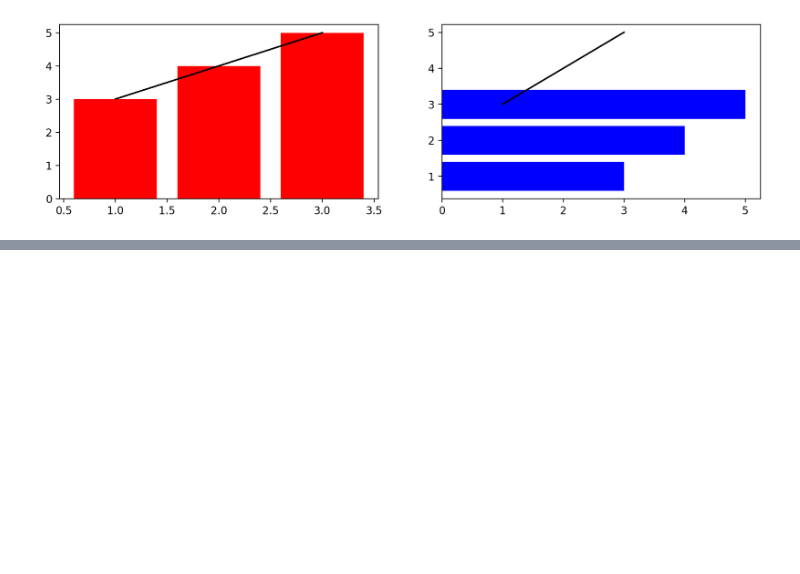
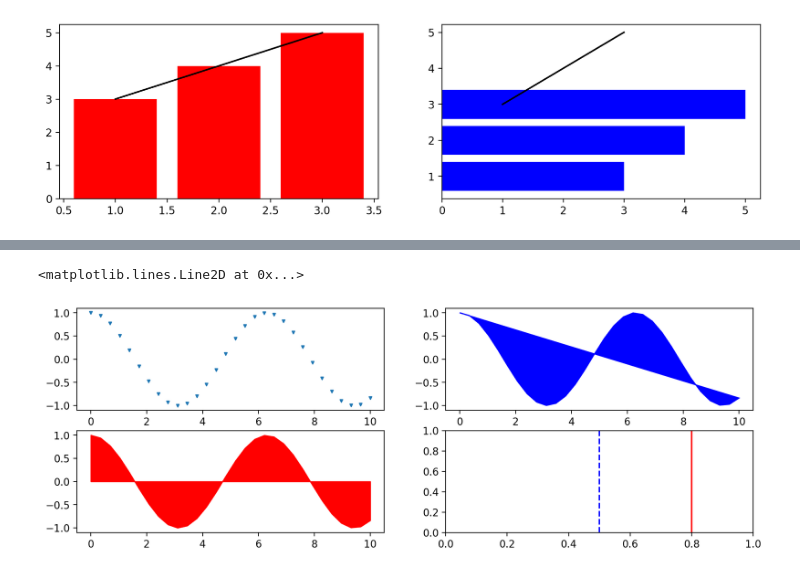
Before and after one commit to zardness/Sang, a Jupyter notebook: source/01_python/EX_0721.ipynb, the cells around one changed output, grey strips where cells are left out. Saved outputs shown, nothing was run; the diff lists cells and outputs as text; code cells hidden in the pictures; blank space fills up the shorter version.

```diff
--- a/source/01_python/EX_0721.ipynb
+++ b/source/01_python/EX_0721.ipynb
@@ -140,0 +146,12 @@ axes[1].plot(x,y,'k')
+# %%
+x=np.linspace(0,10,30)
+y=np.cos(x)
+fig,axes=plt.subplots(2,2,figsize=(12,4))
+axes[0,0].scatter(x,y,s=7,marker='v')
+axes[0,1].fill(x,y,c='b')
+axes[1,0].fill_between(x,y,color='r')
+axes[1,1].axvline(0.5,c='b',linestyle='--')
+axes[1,1].axvline(0.8,c='r')
+# %% [output]
+<matplotlib.lines.Line2D at 0x...>
+[figure, added]
```
Also changed, not shown: parts of 6 cells of this notebook, 1 other file.
